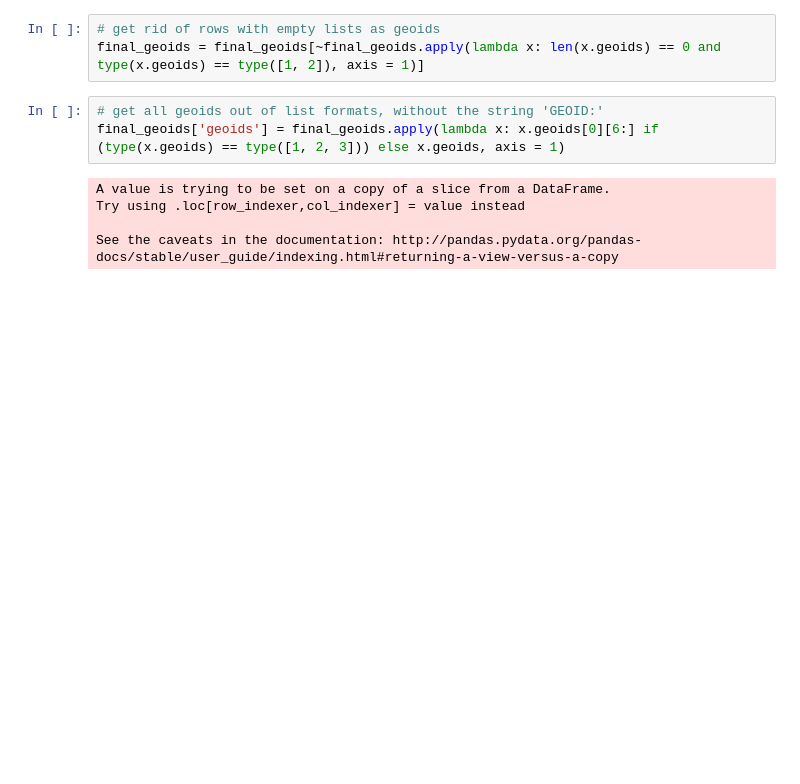
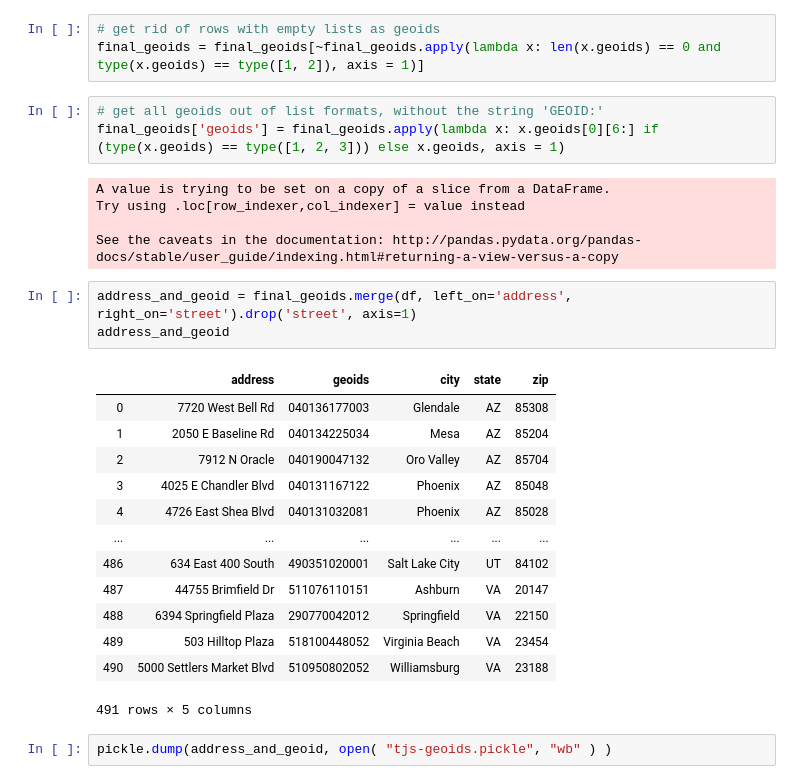
Before and after one commit to h-parker/trader-joes-nbhd-exploration, a Jupyter notebook: tj-location-data-collection.ipynb, the cells around one changed output. Drawn from its saved outputs; the diff is of its cells as text; blank space fills up the shorter version.

Commit message:
pickled df with full address and geoids

```diff
--- a/tj-location-data-collection.ipynb
+++ b/tj-location-data-collection.ipynb
@@ -388,3 +388,22 @@ A value is trying to be set on a copy of a slice from a DataFrame.
 Try using .loc[row_indexer,col_indexer] = value instead
 
 See the caveats in the documentation: http://pandas.pydata.org/pandas-docs/stable/user_guide/indexing.html#returning-a-view-versus-a-copy
+# %%
+address_and_geoid = final_geoids.merge(df, left_on='address', right_on='street').drop('street', axis=1)
+address_and_geoid
+# %% [output]
+|  | address | geoids | city | state | zip |
+| 0 | 7720 West Bell Rd | 040136177003 | Glendale | AZ | 85308 |
+| 1 | 2050 E Baseline Rd | 040134225034 | Mesa | AZ | 85204 |
+| 2 | 7912 N Oracle | 040190047132 | Oro Valley | AZ | 85704 |
+| 3 | 4025 E Chandler Blvd | 040131167122 | Phoenix | AZ | 85048 |
+| 4 | 4726 East Shea Blvd | 040131032081 | Phoenix | AZ | 85028 |
+| ... | ... | ... | ... | ... | ... |
+| 486 | 634 East 400 South | 490351020001 | Salt Lake City | UT | 84102 |
+| 487 | 44755 Brimfield Dr | 511076110151 | Ashburn | VA | 20147 |
+| 488 | 6394 Springfield Plaza | 290770042012 | Springfield | VA | 22150 |
+| 489 | 503 Hilltop Plaza | 518100448052 | Virginia Beach | VA | 23454 |
+| 490 | 5000 Settlers Market Blvd | 510950802052 | Williamsburg | VA | 23188 |
+491 rows × 5 columns
+# %%
+pickle.dump(address_and_geoid, open( "tjs-geoids.pickle", "wb" ) )
```
Also changed, not shown: 1 other file.
